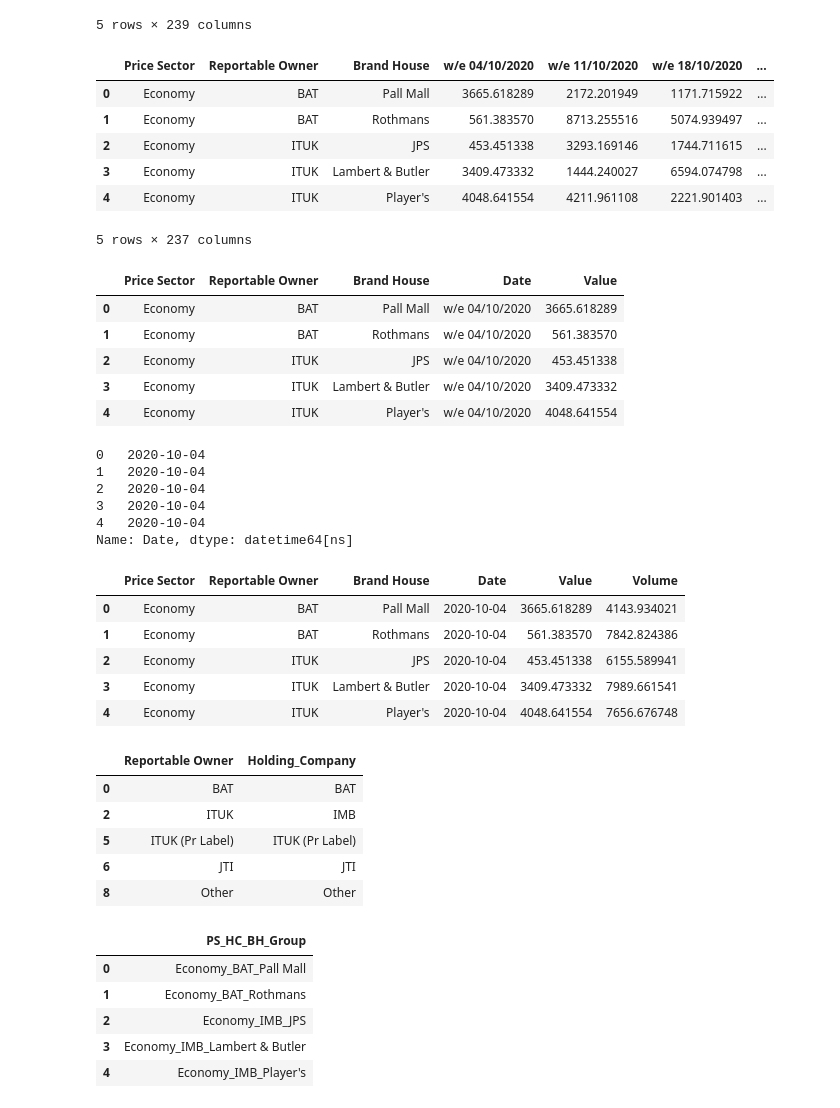
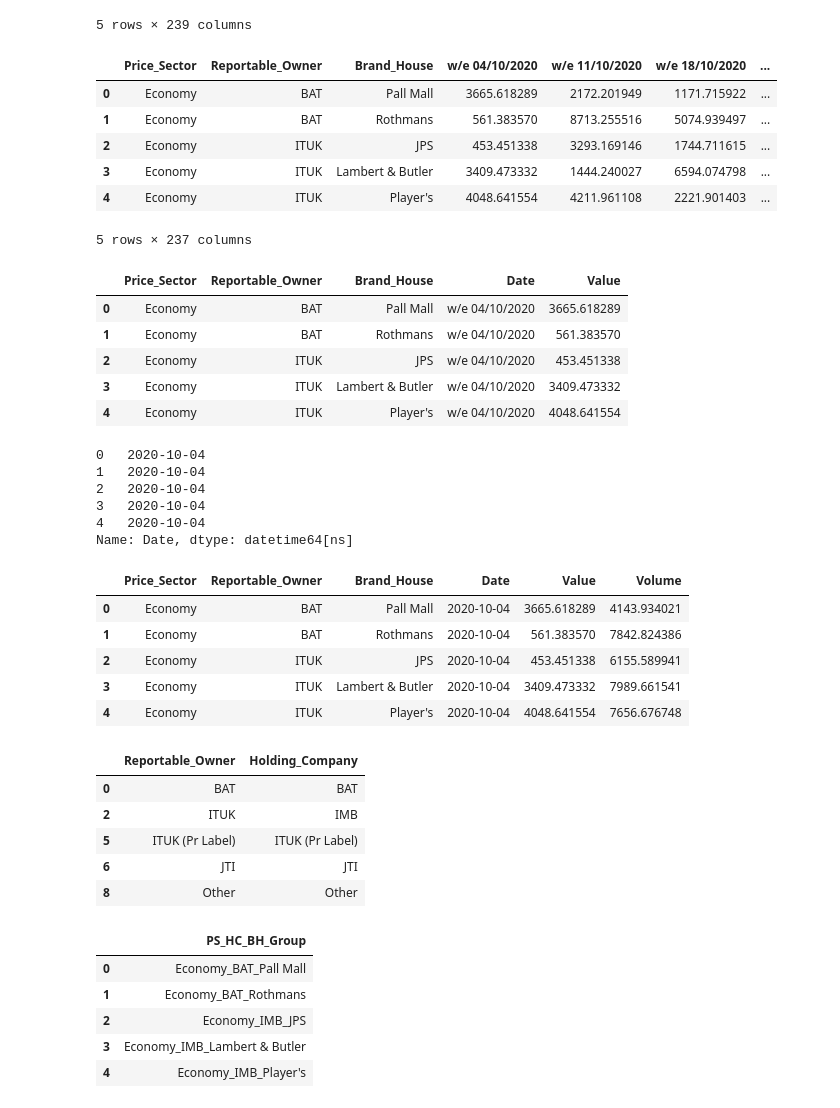
Before and after one commit to MaryAbioye/Case-Study, a Jupyter notebook: Case Study.ipynb, the cells around one changed output. Cells and saved outputs as stored; diff of their text form; code cells hidden in the pictures.

```diff
--- a/Case Study.ipynb
+++ b/Case Study.ipynb
@@ -17,17 +17,30 @@ volume_df.head()
 | 3 | NaN | NaN | Economy | ITUK | Lambert & Butler | 7989.661541 | 9448.859414 | ... |
 | 4 | NaN | NaN | Economy | ITUK | Player's | 7656.676748 | 9360.070640 | ... |
 5 rows × 239 columns
+# %%
+# Rename columns
+value_df = value_df.rename(columns={
+    "Price Sector": "Price_Sector",
+    "Reportable Owner": "Reportable_Owner",
+    "Brand House": "Brand_House"
+})
+
+volume_df = volume_df.rename(columns={
+    "Price Sector": "Price_Sector",
+    "Reportable Owner": "Reportable_Owner",
+    "Brand House": "Brand_House"
+})
 # %%
 # Keep only relevant columns
 value_cols = [col for col in value_df.columns if isinstance(col, str) and col.startswith("w/e")]
 volume_cols = [col for col in volume_df.columns if isinstance(col, str) and col.startswith("w/e")]
 
-value_df = value_df[["Price Sector", "Reportable Owner", "Brand House"] + value_cols]
-volume_df = volume_df[["Price Sector", "Reportable Owner", "Brand House"] + volume_cols]
+value_df = value_df[["Price_Sector", "Reportable_Owner", "Brand_House"] + value_cols]
+volume_df = volume_df[["Price_Sector", "Reportable_Owner", "Brand_House"] + volume_cols]
 
 value_df.head()
 # %% [output]
-|  | Price Sector | Reportable Owner | Brand House | w/e 04/10/2020 | w/e 11/10/2020 | w/e 18/10/2020 | ... |
+|  | Price_Sector | Reportable_Owner | Brand_House | w/e 04/10/2020 | w/e 11/10/2020 | w/e 18/10/2020 | ... |
 | 0 | Economy | BAT | Pall Mall | 3665.618289 | 2172.201949 | 1171.715922 | ... |
 | 1 | Economy | BAT | Rothmans | 561.383570 | 8713.255516 | 5074.939497 | ... |
 | 2 | Economy | ITUK | JPS | 453.451338 | 3293.169146 | 1744.711615 | ... |
@@ -38,21 +51,21 @@ value_df.head()
 # Reshape value and volume data from wide to long format
 value_long = pd.melt(
     value_df,
-    id_vars=["Price Sector", "Reportable Owner", "Brand House"],
+    id_vars=["Price_Sector", "Reportable_Owner", "Brand_House"],
     var_name="Date",
     value_name="Value"
 )
 
 volume_long = pd.melt(
     volume_df,
-    id_vars=["Price Sector", "Reportable Owner", "Brand House"],
+    id_vars=["Price_Sector", "Reportable_Owner", "Brand_House"],
     var_name="Date",
     value_name="Volume"
 )
 
 value_long.head()
 # %% [output]
-|  | Price Sector | Reportable Owner | Brand House | Date | Value |
+|  | Price_Sector | Reportable_Owner | Brand_House | Date | Value |
 | 0 | Economy | BAT | Pall Mall | w/e 04/10/2020 | 3665.618289 |
 | 1 | Economy | BAT | Rothmans | w/e 04/10/2020 | 561.383570 |
 | 2 | Economy | ITUK | JPS | w/e 04/10/2020 | 453.451338 |
@@ -76,13 +89,13 @@ Name: Date, dtype: datetime64[ns]
 merged_data = pd.merge(
     value_long,
     volume_long,
-    on=["Price Sector", "Reportable Owner", "Brand House", "Date"],
+    on=["Price_Sector", "Reportable_Owner", "Brand_House", "Date"],
     how="inner"
 )
 
 merged_data.head()
 # %% [output]
-|  | Price Sector | Reportable Owner | Brand House | Date | Value | Volume |
+|  | Price_Sector | Reportable_Owner | Brand_House | Date | Value | Volume |
 | 0 | Economy | BAT | Pall Mall | 2020-10-04 | 3665.618289 | 4143.934021 |
 | 1 | Economy | BAT | Rothmans | 2020-10-04 | 561.383570 | 7842.824386 |
 | 2 | Economy | ITUK | JPS | 2020-10-04 | 453.451338 | 6155.589941 |
@@ -90,12 +103,12 @@ merged_data.head()
 | 4 | Economy | ITUK | Player's | 2020-10-04 | 4048.641554 | 7656.676748 |
 # %%
 # Create Holding_Company column by replacing ITUK with IMB
-merged_data["Holding_Company"] = merged_data["Reportable Owner"].replace("ITUK", "IMB")
+merged_data["Holding_Company"] = merged_data["Reportable_Owner"].replace("ITUK", "IMB")
 
 # check column
-merged_data[["Reportable Owner", "Holding_Company"]].drop_duplicates().head()
+merged_data[["Reportable_Owner", "Holding_Company"]].drop_duplicates().head()
 # %% [output]
-|  | Reportable Owner | Holding_Company |
+|  | Reportable_Owner | Holding_Company |
 | 0 | BAT | BAT |
 | 2 | ITUK | IMB |
 | 5 | ITUK (Pr Label) | ITUK (Pr Label) |
```
Also changed, not shown: parts of 6 cells of this notebook, 1 other file.
